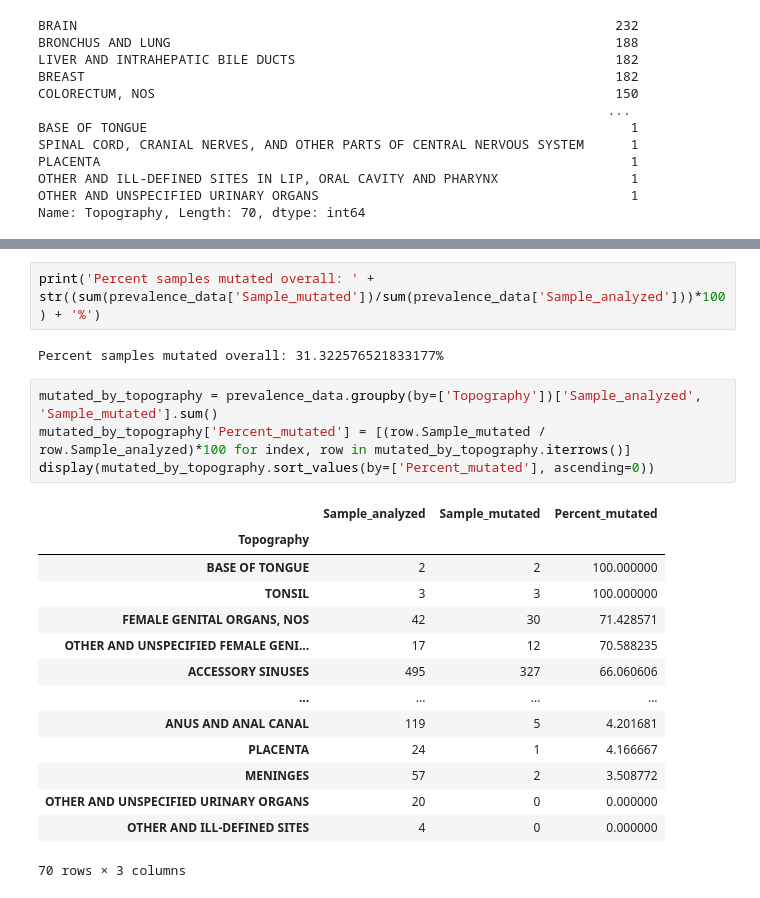
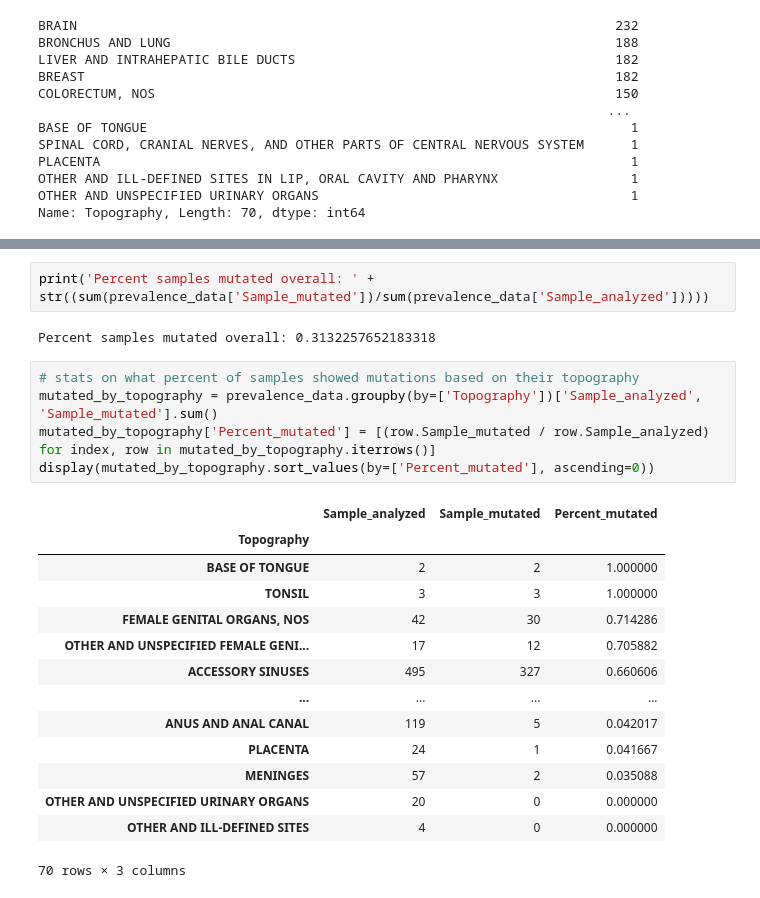
Before and after one commit to cjsindt/BME-5320_Project, a Jupyter notebook: model.ipynb, the cells around one changed output, grey strips where cells are left out. Saved outputs shown, nothing was run; the diff lists cells and outputs as text.

Commit message:
Prevalence data updates

```diff
--- a/model.ipynb
+++ b/model.ipynb
@@ -330,23 +329,24 @@ Name: Sample_mutated, dtype: float64
 # %%
-print('Percent samples mutated overall: ' + str((sum(prevalence_data['Sample_mutated'])/sum(prevalence_data['Sample_analyzed']))*100) + '%')
+print('Percent samples mutated overall: ' + str((sum(prevalence_data['Sample_mutated'])/sum(prevalence_data['Sample_analyzed']))))
 # %% [output]
-Percent samples mutated overall: 31.322576521833177%
+Percent samples mutated overall: 0.3132257652183318
 # %%
+# stats on what percent of samples showed mutations based on their topography
 mutated_by_topography = prevalence_data.groupby(by=['Topography'])['Sample_analyzed', 'Sample_mutated'].sum()
-mutated_by_topography['Percent_mutated'] = [(row.Sample_mutated / row.Sample_analyzed)*100 for index, row in mutated_by_topography.iterrows()]
+mutated_by_topography['Percent_mutated'] = [(row.Sample_mutated / row.Sample_analyzed) for index, row in mutated_by_topography.iterrows()]
 display(mutated_by_topography.sort_values(by=['Percent_mutated'], ascending=0))
 # %% [output]
 |  | Sample_analyzed | Sample_mutated | Percent_mutated |
 | Topography |  |  |  |
-| BASE OF TONGUE | 2 | 2 | 100.000000 |
-| TONSIL | 3 | 3 | 100.000000 |
-| FEMALE GENITAL ORGANS, NOS | 42 | 30 | 71.428571 |
-| OTHER AND UNSPECIFIED FEMALE GENI... | 17 | 12 | 70.588235 |
-| ACCESSORY SINUSES | 495 | 327 | 66.060606 |
+| BASE OF TONGUE | 2 | 2 | 1.000000 |
+| TONSIL | 3 | 3 | 1.000000 |
+| FEMALE GENITAL ORGANS, NOS | 42 | 30 | 0.714286 |
+| OTHER AND UNSPECIFIED FEMALE GENI... | 17 | 12 | 0.705882 |
+| ACCESSORY SINUSES | 495 | 327 | 0.660606 |
 | ... | ... | ... | ... |
-| ANUS AND ANAL CANAL | 119 | 5 | 4.201681 |
-| PLACENTA | 24 | 1 | 4.166667 |
-| MENINGES | 57 | 2 | 3.508772 |
+| ANUS AND ANAL CANAL | 119 | 5 | 0.042017 |
+| PLACENTA | 24 | 1 | 0.041667 |
+| MENINGES | 57 | 2 | 0.035088 |
 | OTHER AND UNSPECIFIED URINARY ORGANS | 20 | 0 | 0.000000 |
 | OTHER AND ILL-DEFINED SITES | 4 | 0 | 0.000000 |
 70 rows × 3 columns
```
Also changed, not shown: parts of 8 cells of this notebook.
